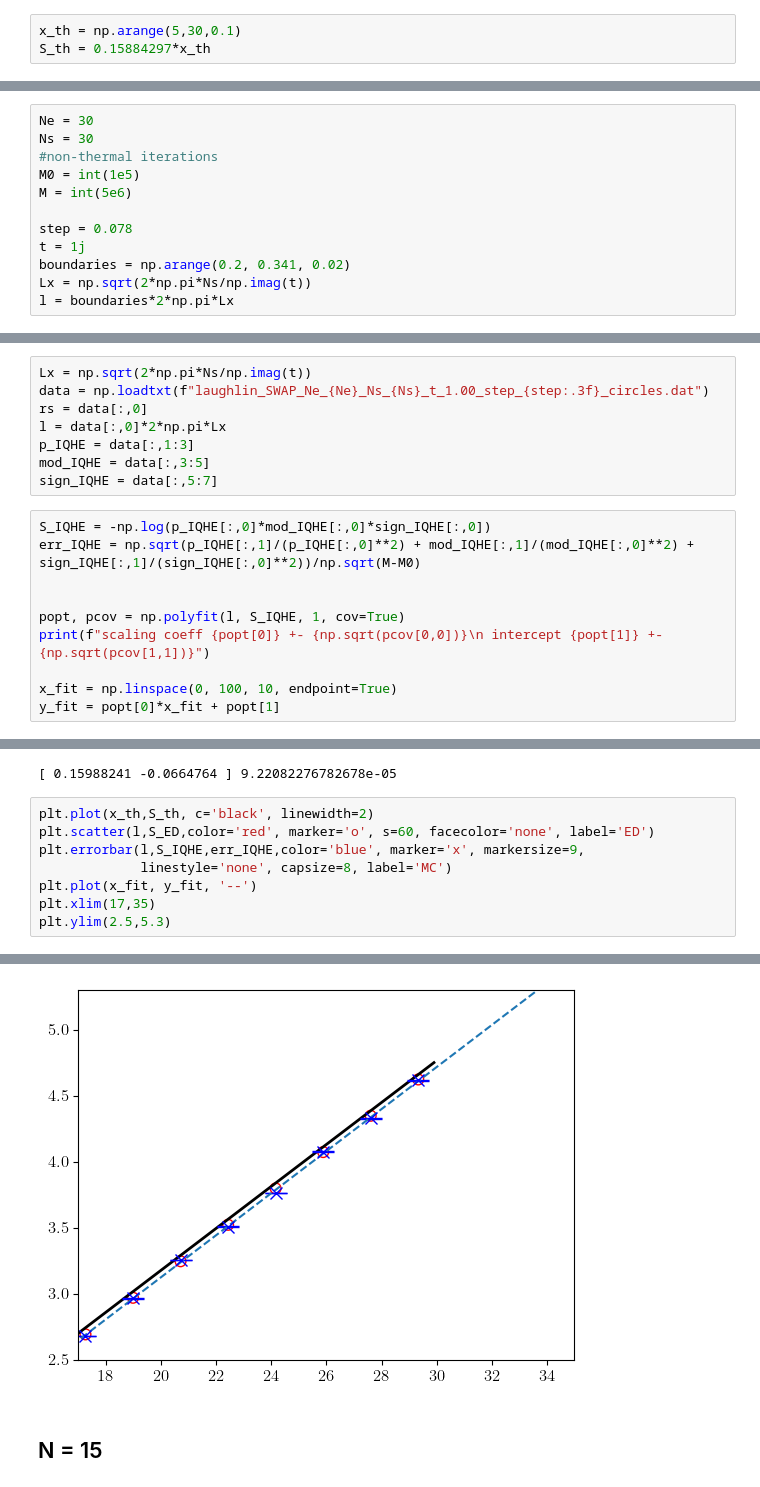
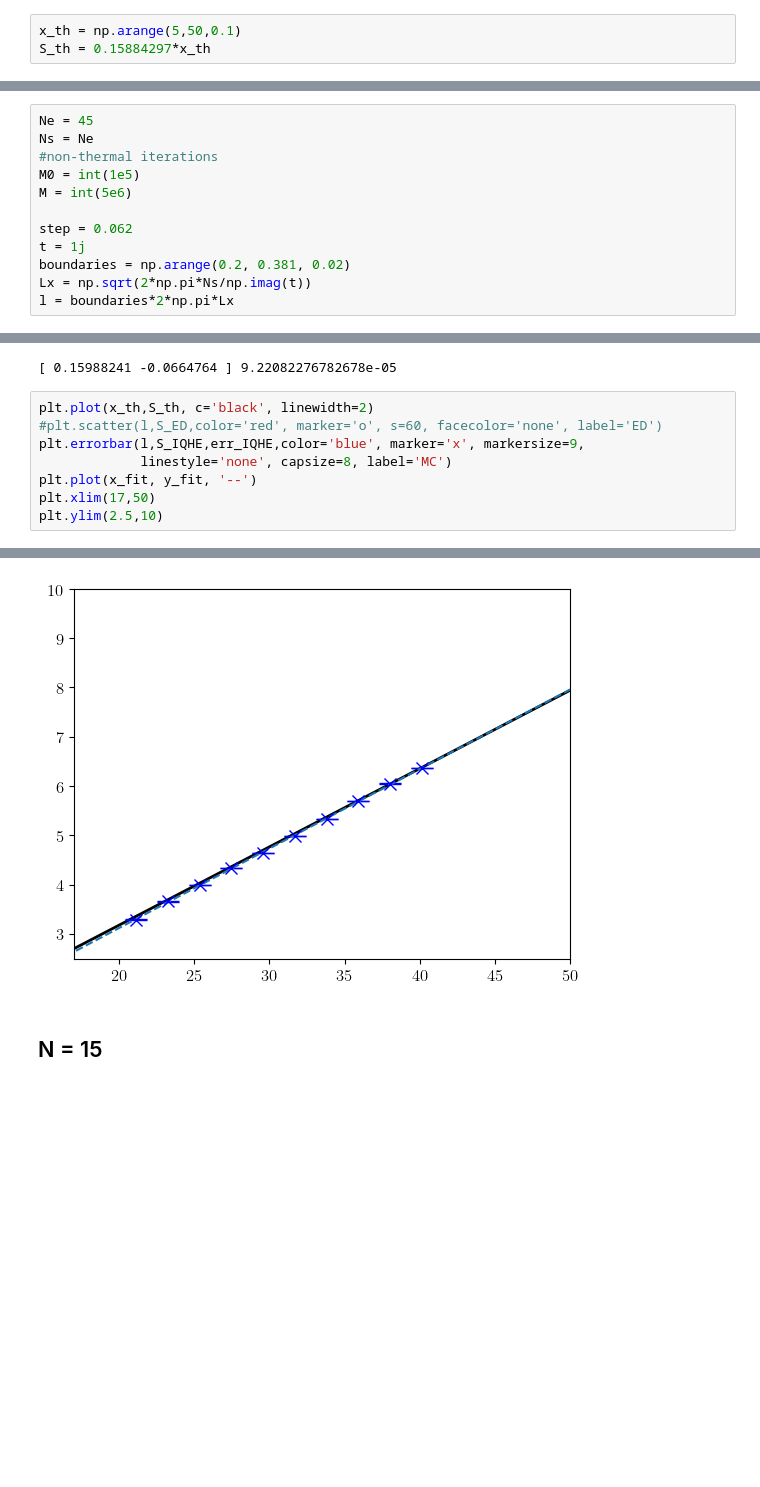
Before and after one commit to cristivoinea/MonteCarlo, a Jupyter notebook: results_IQHE.ipynb, the cells around one changed output, grey strips where cells are left out. Saved outputs shown, nothing was run; the diff lists cells and outputs as text; blank space fills up the shorter version.

```diff
--- a/results_IQHE.ipynb
+++ b/results_IQHE.ipynb
@@ -26,7 +27,7 @@ update_mpl_param(16,12,12,12)
 # %% [markdown]
 # Thermodynamic limit
 # %%
-x_th = np.arange(5,30,0.1)
+x_th = np.arange(5,50,0.1)
 S_th = 0.15884297*x_th
 # %% [markdown]
 # Strip geometry
@@ -256,15 +257,15 @@ plt.xlim(6.5,14)
 # %% [markdown]
 ## N = 30
 # %%
-Ne = 30
-Ns = 30
+Ne = 45
+Ns = Ne
 #non-thermal iterations
 M0 = int(1e5)
 M = int(5e6)
 
-step = 0.078
+step = 0.062
 t = 1j
-boundaries = np.arange(0.2, 0.341, 0.02)
+boundaries = np.arange(0.2, 0.381, 0.02)
 Lx = np.sqrt(2*np.pi*Ns/np.imag(t))
 l = boundaries*2*np.pi*Lx
 # %%
@@ -285,18 +285,0 @@ np.savetxt(f"laughlin_SWAP_Ne_{Ne}_Ns_{Ns}_t_1.00_step_{step}_circles.dat", np.v
-# %%
-Lx = np.sqrt(2*np.pi*Ns/np.imag(t))
-data = np.loadtxt(f"laughlin_SWAP_Ne_{Ne}_Ns_{Ns}_t_1.00_step_{step:.3f}_circles.dat")
-rs = data[:,0]
-l = data[:,0]*2*np.pi*Lx
-p_IQHE = data[:,1:3]
-mod_IQHE = data[:,3:5]
-sign_IQHE = data[:,5:7]
-# %%
-S_IQHE = -np.log(p_IQHE[:,0]*mod_IQHE[:,0]*sign_IQHE[:,0])
-err_IQHE = np.sqrt(p_IQHE[:,1]/(p_IQHE[:,0]**2) + mod_IQHE[:,1]/(mod_IQHE[:,0]**2) + sign_IQHE[:,1]/(sign_IQHE[:,0]**2))/np.sqrt(M-M0)
-
-
-popt, pcov = np.polyfit(l, S_IQHE, 1, cov=True)
-print(f"scaling coeff {popt[0]} +- {np.sqrt(pcov[0,0])}\n intercept {popt[1]} +- {np.sqrt(pcov[1,1])}")
-
-x_fit = np.linspace(0, 100, 10, endpoint=True)
-y_fit = popt[0]*x_fit + popt[1]
@@ -337,10 +373,10 @@ print(popt, np.sqrt(pcov[0,0]))
 [ 0.15988241 -0.0664764 ] 9.22082276782678e-05
 # %%
 plt.plot(x_th,S_th, c='black', linewidth=2)
-plt.scatter(l,S_ED,color='red', marker='o', s=60, facecolor='none', label='ED')
+#plt.scatter(l,S_ED,color='red', marker='o', s=60, facecolor='none', label='ED')
 plt.errorbar(l,S_IQHE,err_IQHE,color='blue', marker='x', markersize=9,
              linestyle='none', capsize=8, label='MC')
 plt.plot(x_fit, y_fit, '--')
-plt.xlim(17,35)
-plt.ylim(2.5,5.3)
+plt.xlim(17,50)
+plt.ylim(2.5,10)
 # %% [output]
@@ -348,4 +384,4 @@ plt.ylim(2.5,5.3)
-[figure, old version]
+[figure, new version]
 # %% [markdown]
 ## N = 15
 # %%
```
Also changed, not shown: parts of 10 cells of this notebook, 2 other files.
